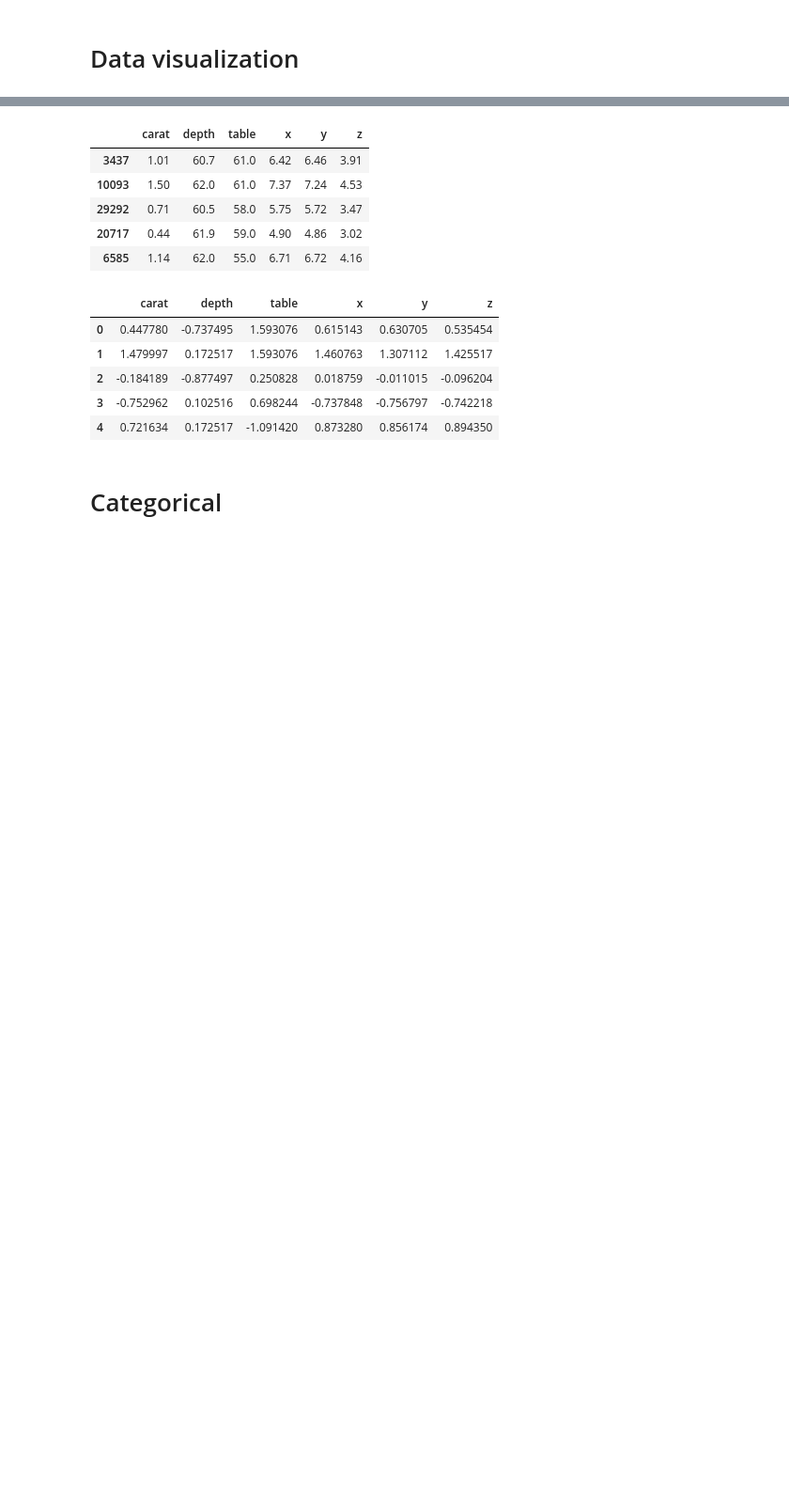
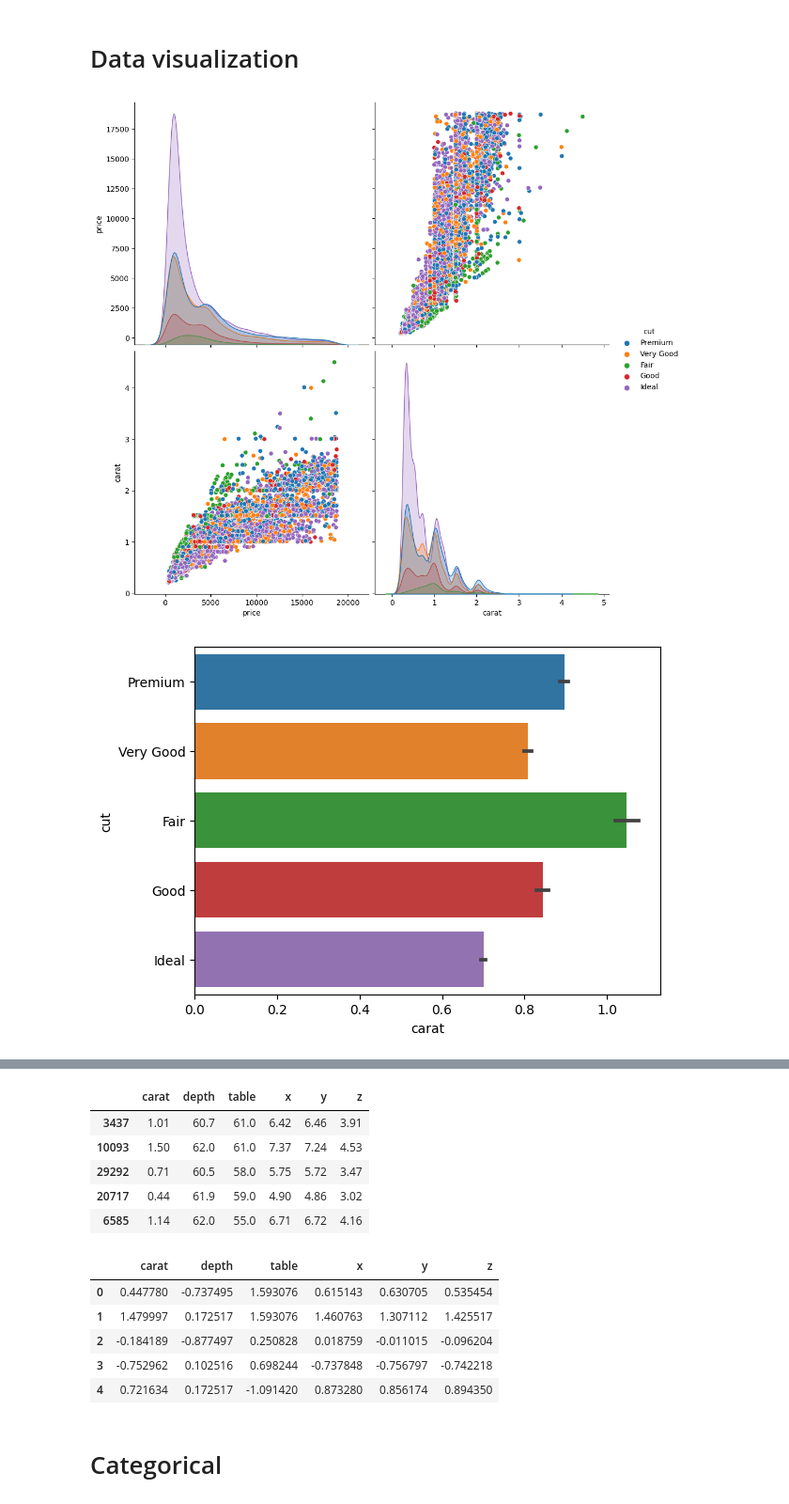
Before and after one commit to javiergispert/proyecto_m3, a Jupyter notebook: notebooks/Predict Kaggle Bueno.ipynb, the cells around one changed output, grey strips where cells are left out. Shown at 94% size. Cells and saved outputs as stored; diff of their text form; code cells hidden in the pictures; blank space fills up the shorter version.

```diff
--- a/notebooks/Predict Kaggle Bueno.ipynb
+++ b/notebooks/Predict Kaggle Bueno.ipynb
@@ -83,9 +104,12 @@ for set in (strat_train_set, strat_test_set):
 # %% [markdown]
 # Data visualization
 # %%
-sns.pairplot(diamonds[["price", "carat", "cut"]], hue = "cut", height = 5)
+sns.pairplot(df_diamonds[["price", "carat", "cut"]], hue = "cut", height = 5)
 plt.show()
-sns.barplot(x = "carat", y = "cut", data = diamonds)
+sns.barplot(x = "carat", y = "cut", data = df_diamonds)
 plt.show()
-sns.barplot(x = "price", y = "cut", data = diamonds)
+sns.barplot(x = "price", y = "cut", data = df_diamonds)
 plt.show()
+# %% [output]
+[figure, added]
+[figure, added]
```
Also changed, not shown: parts of 8 cells of this notebook, 3 other files.
